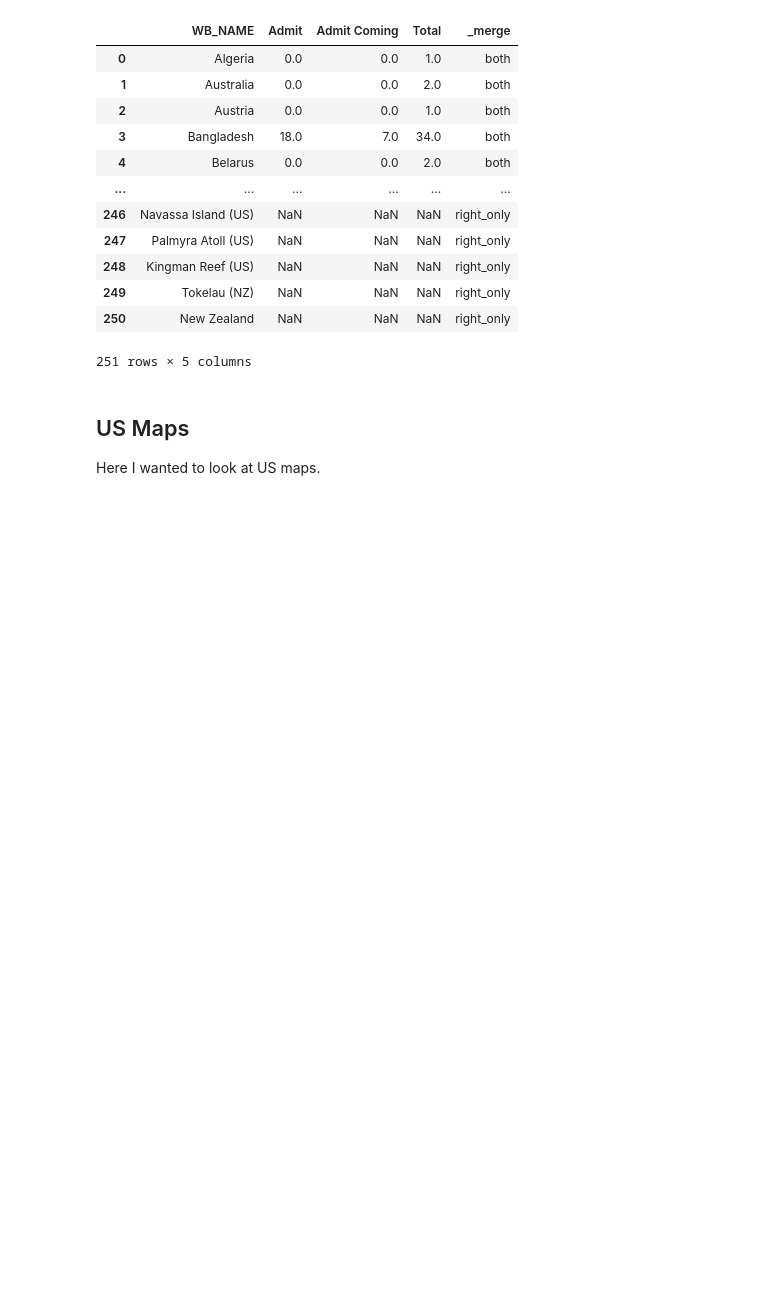
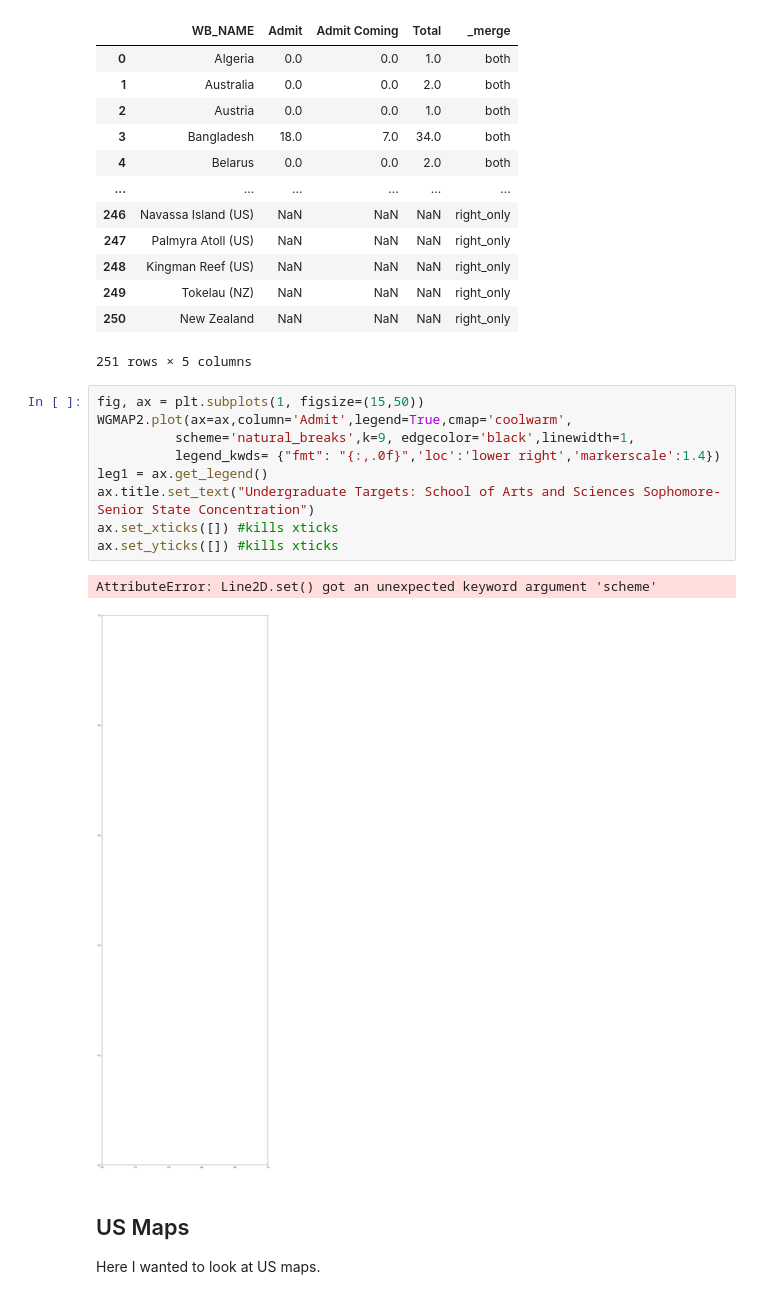
Before and after one commit to ewattudo/gis, a Jupyter notebook: PS1.ipynb, the cells around one changed output. Saved outputs shown, nothing was run; the diff lists cells and outputs as text; blank space fills up the shorter version.

Commit message:
The world map still didn't plot.

```diff
--- a/PS1.ipynb
+++ b/PS1.ipynb
@@ -454,6 +454,18 @@ WGMAP2 [['WB_NAME','Admit','Admit Coming','Total','_merge']]
 | 249 | Tokelau (NZ) | NaN | NaN | NaN | right_only |
 | 250 | New Zealand | NaN | NaN | NaN | right_only |
 251 rows × 5 columns
+# %%
+fig, ax = plt.subplots(1, figsize=(15,50))
+WGMAP2.plot(ax=ax,column='Admit',legend=True,cmap='coolwarm',
+          scheme='natural_breaks',k=9, edgecolor='black',linewidth=1,
+          legend_kwds= {"fmt": "{:,.0f}",'loc':'lower right','markerscale':1.4})
+leg1 = ax.get_legend()
+ax.title.set_text("Undergraduate Targets: School of Arts and Sciences Sophomore-Senior State Concentration")
+ax.set_xticks([]) #kills xticks
+ax.set_yticks([]) #kills xticks
+# %% [output]
+AttributeError: Line2D.set() got an unexpected keyword argument 'scheme'
+[figure, added]
 # %% [markdown]
 ## US Maps
 Here I wanted to look at US maps.
```
